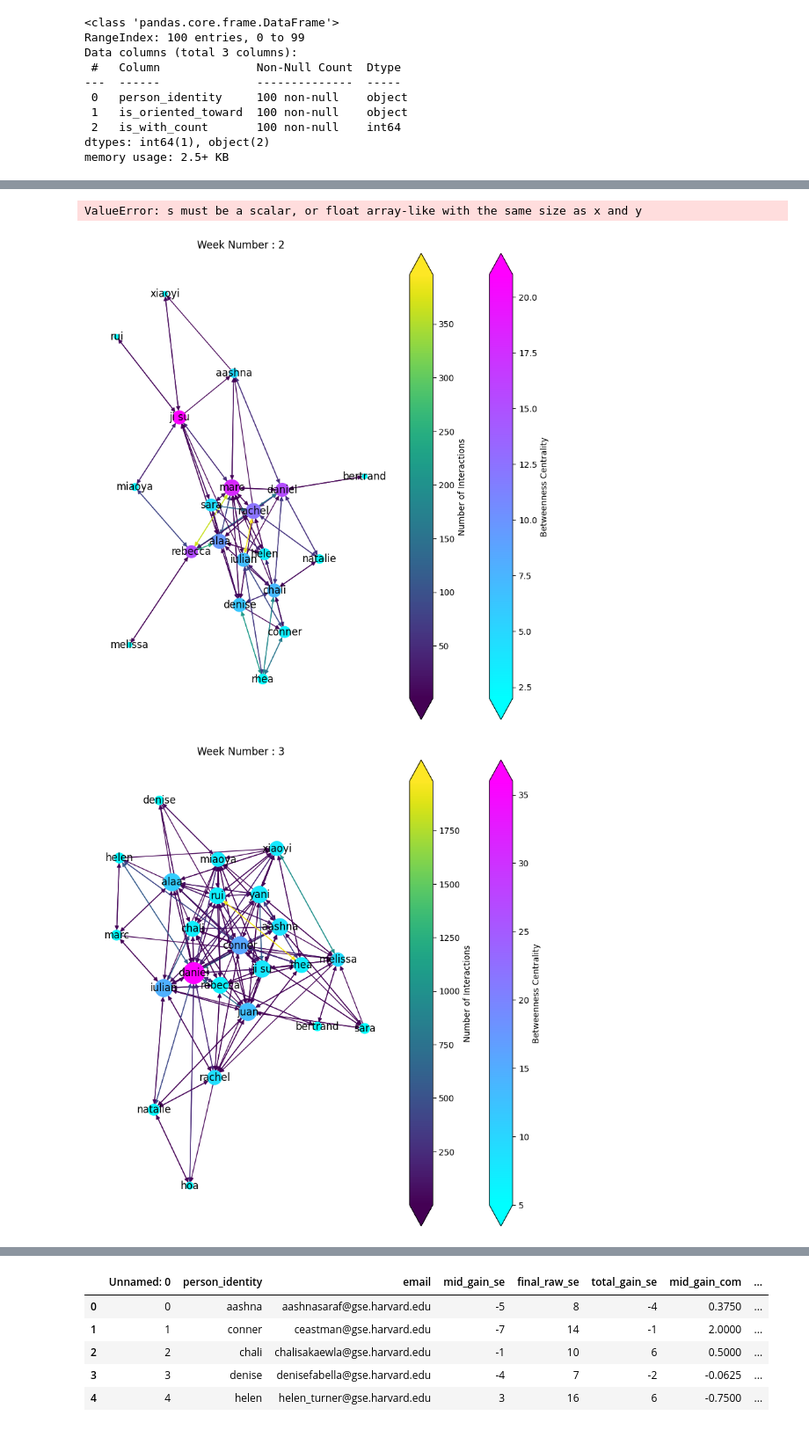
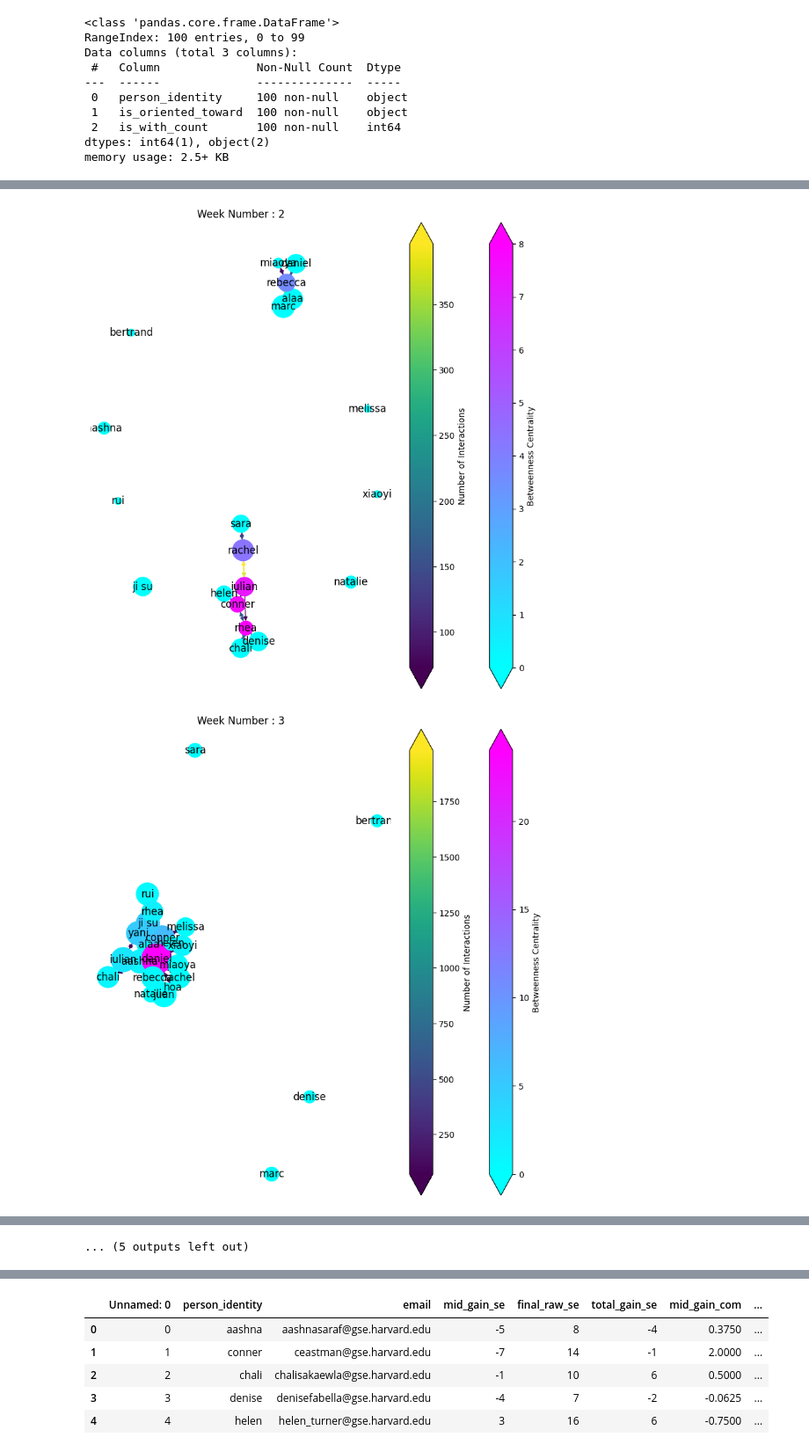
Before and after one commit to loufla/Makerspace-Project2, a Jupyter notebook: synthetized.ipynb, the cells around one changed output, grey strips where cells are left out. Shown at 88% size. Saved outputs shown, nothing was run; the diff lists cells and outputs as text; code cells hidden in the pictures.

```diff
--- a/synthetized.ipynb
+++ b/synthetized.ipynb
@@ -472,11 +488,34 @@ def dataplot(Group):
     cmap2 = plt.get_cmap('viridis')
     d = dict(nx.degree(Group))
     nx.spring_layout(Group)
-    nx.draw(Group, node_size=[v * 35 for v in tim_spent ], cmap = cmap, vmin = min(btc.values()), vmax = max(btc.values()), node_color=[b for b in btc.values()], edge_cmap = cmap2, edge_color = [e[2]['is_with_count'] for e in Group.edges(data=True)], with_labels=True, edge_vmin = min([e[2]['is_with_count'] for e in Group.edges(data=True)]), edge_vmax = max([e[2]['is_with_count'] for e in Group.edges(data=True)]))
-    cbar = plt.colorbar(mpl.cm.ScalarMappable(norm=mpl.colors.Normalize(vmin=min(d.values()),vmax=max(d.values())),cmap=cmap), cax=None, extend='both', orientation='vertical', label = 'Betweenness Centrality')
+    print('edges: ', nx.number_of_edges(Group))
+    print('nodes: ', nx.number_of_nodes(Group))
+    if (nx.number_of_edges(Group) < 1):
+        nx.draw(Group, node_size=[v * 35 for v in tim_spent ])
+        return
+    nx.draw(Group, node_size=[v * 70 for v in tim_spent ], cmap = cmap, vmin = min(btc.values()), vmax = max(btc.values()), node_color=[b for b in btc.values()], edge_cmap = cmap2, edge_color = [e[2]['is_with_count'] for e in Group.edges(data=True)], with_labels=True, edge_vmin = min([e[2]['is_with_count'] for e in Group.edges(data=True)]), edge_vmax = max([e[2]['is_with_count'] for e in Group.edges(data=True)]))
+    cbar = plt.colorbar(mpl.cm.ScalarMappable(norm=mpl.colors.Normalize(vmin=min(d.values()),vmax=max(d.values())),cmap=cmap), extend='both', orientation='vertical', label = 'Betweenness Centrality', ax=None)
     cbar2 = plt.colorbar(mpl.cm.ScalarMappable(norm=mpl.colors.Normalize(vmin=min([e[2]['is_with_count'] for e in Group.edges(data=True)]),vmax=max([e[2]['is_with_count'] for e in Group.edges(data=True)])),cmap=cmap2), cax=None, extend='both', orientation='vertical', label = 'Number of Interactions')
 
 filtered_weeks[1].info()
+
+def dataplot2(Group):
+    btc = nx.betweenness_centrality(Group)
+    tim_spent = []
+    for all in nx.get_node_attributes(Group, 'time_spent'):
+        tim_spent.append(nx.get_node_attributes(Group, 'time_spent')[all])
+    cmap = plt.get_cmap('cool')
+    cmap2 = plt.get_cmap('viridis')
+    d = dict(nx.degree(Group))
+    nx.spring_layout(Group)
+    print('edges: ', nx.number_of_edges(Group))
+    print('nodes: ', nx.number_of_nodes(Group))
+    if (nx.number_of_edges(Group) < 1):
+        nx.draw(Group, node_size=[v * 35 for v in tim_spent ])
+        return
+    nx.draw(Group, with_labels=True )
+    cbar = plt.colorbar(mpl.cm.ScalarMappable(norm=mpl.colors.Normalize(vmin=min(d.values()),vmax=max(d.values())),cmap=cmap), extend='both', orientation='vertical', label = 'Betweenness Centrality', ax=None)
+    #cbar2 = plt.colorbar(mpl.cm.ScalarMappable(norm=mpl.colors.Normalize(vmin=min([e[2]['is_with_count'] for e in Group.edges(data=True)]),vmax=max([e[2]['is_with_count'] for e in Group.edges(data=True)])),cmap=cmap2), cax=None, extend='both', orientation='vertical', label = 'Number of Interactions')
 # %% [output]
 <class 'pandas.core.frame.DataFrame'>
 RangeIndex: 100 entries, 0 to 99
@@ -498,8 +537,10 @@ for week in filtered_weeks:
         continue
     Graphtype = nx.DiGraph()
     G = nx.from_pandas_edgelist(week, create_using=Graphtype, source='person_identity', target='is_oriented_toward', edge_attr='is_with_count')
-    to_remove = [(a,b) for a, b, attrs in G.edges(data=True) if attrs['is_with_count'] >= 1]
-    #G.remove_edges_from(to_remove)
+    to_remove = [(a,b) for a, b, attrs in G.edges(data=True) if attrs['is_with_count'] <= 70]
+    G.remove_edges_from(to_remove)
+    nodes_to_remove = [n for n, d in G.degree() if d < 1]
+    #G.remove_nodes_from(nodes_to_remove)
     G2 = add_time_spent_to_group(G, week)
     tim_spent = []
     for all in nx.get_node_attributes(G2, 'time_spent'):
@@ -507,8 +548,8 @@ for week in filtered_weeks:
     tim_sp = nx.get_node_attributes(G2, 'time_spent')
     if(nx.number_of_nodes(G2) < 2):
         continue
-    print(nx.number_of_nodes(G2))
     plt.figure(figsize=(10,10))
     plt.title('Week Number : '+str(n))
+    print('Week Number : ', n)
     dataplot(G2)
 # %% [output]
@@ -526,3 +590,2 @@ for week in filtered_weeks:
-ValueError: s must be a scalar, or float array-like with the same size as x and y
-[figure, old version]
+[figure, new version]
-[figure, old version]
+[figure, new version]
@@ -531,0 +596 @@ ValueError: s must be a scalar, or float array-like with the same size as x and
+... (5 outputs left out)
```
Also changed, not shown: parts of 11 cells of this notebook.
